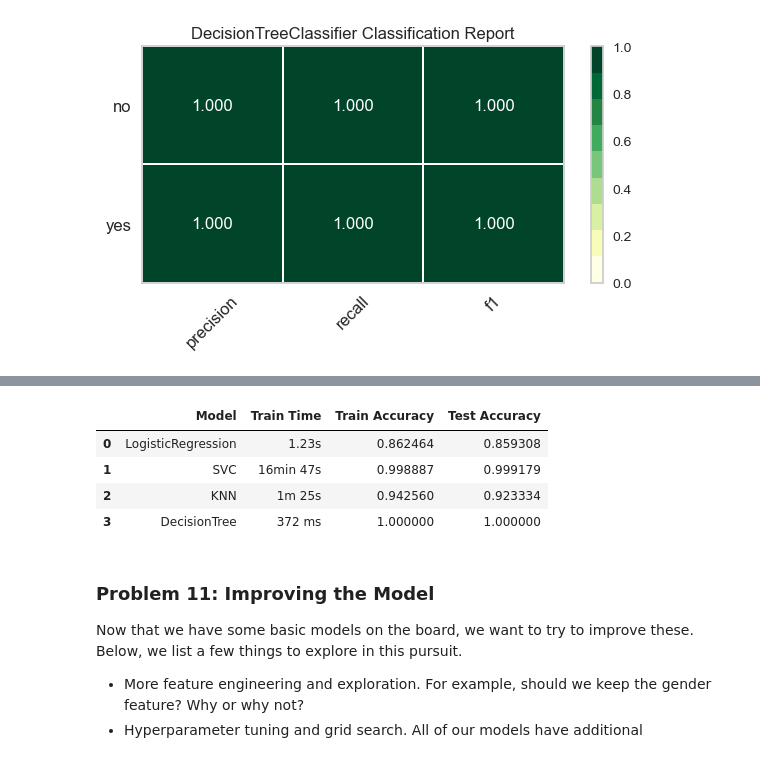
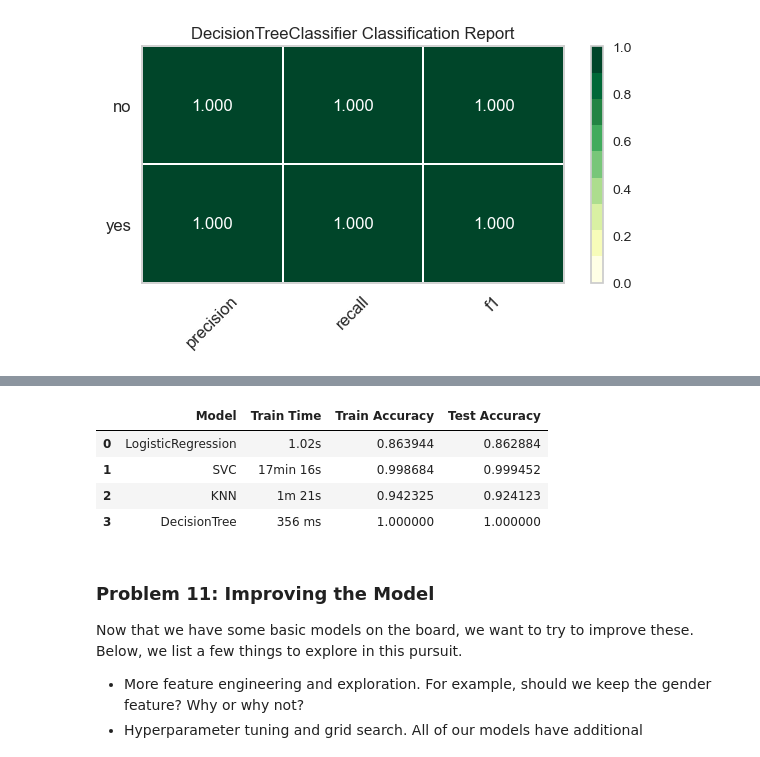
Before and after one commit to vandavilli/My-AIML-Portfolio, a Jupyter notebook: Application-5/prompt_III_va.ipynb, the cells around one changed output, grey strips where cells are left out. Cells and saved outputs as stored; diff of their text form; code cells hidden in the pictures.

```diff
--- a/Application-5/prompt_III_va.ipynb
+++ b/Application-5/prompt_III_va.ipynb
@@ -52,6 +56,9 @@ df.head()
 | 3 | 40 | admin. | married | basic.6y | no | no | no | telephone | may | mon | ... |
 | 4 | 56 | services | married | high.school | no | no | yes | telephone | may | mon | ... |
 5 rows × 21 columns
+# %%
+#Change column name: 'y' to 'response'
+df.rename(index=str, columns={'y': 'response'}, inplace = True)
 # %% [markdown]
 ### Problem 3: Understanding the Features
 
@@ -145,3 +255,6 @@ Now that you understand your business objective, we will build a basic model to
+# %%
+# removing "unknown" values from marital status as it provides little value
+df.drop(df[df['marital'] == "unknown"].index, inplace=True)
 # %%
 # Using SKLEARN LabelEncoder to encode columns : marital, education, loan, contact, month, day_of_week
 df_encoded = df.apply(LabelEncoder().fit_transform)
@@ -163,5 +276,5 @@ df_encoded
 # %%
-data, target = df_encoded.drop(columns = 'y'), df_encoded.y
+data, target = df_encoded.drop(columns = 'response'), df_encoded.response
 # %%
 # SMOTE to handle class imbalance
 os = SMOTE()
@@ -298,19 +515,19 @@ dtc_test_accuracy = model_compare_matrix(X_test, y_test, dtc_model)
 # %%
 df_results = {
     'Model': ['LogisticRegression', 'SVC', 'KNN', 'DecisionTree'],
-    'Train Time': ['1.23s','16min 47s','1m 25s','372 ms'],
+    'Train Time': ['1.02s','17min 16s','1m 21s','356 ms'],
     'Train Accuracy': [logreg_train_accuracy,svc_train_accuracy,knn_train_accuracy,dtc_train_accuracy],
     'Test Accuracy': [logreg_test_accuracy,svc_test_accuracy,knn_test_accuracy,dtc_test_accuracy]
 }
 
 findings = pd.DataFrame(df_results)
 findings
 # %% [output]
 |  | Model | Train Time | Train Accuracy | Test Accuracy |
-| 0 | LogisticRegression | 1.23s | 0.862464 | 0.859308 |
-| 1 | SVC | 16min 47s | 0.998887 | 0.999179 |
-| 2 | KNN | 1m 25s | 0.942560 | 0.923334 |
-| 3 | DecisionTree | 372 ms | 1.000000 | 1.000000 |
+| 0 | LogisticRegression | 1.02s | 0.863944 | 0.862884 |
+| 1 | SVC | 17min 16s | 0.998684 | 0.999452 |
+| 2 | KNN | 1m 21s | 0.942325 | 0.924123 |
+| 3 | DecisionTree | 356 ms | 1.000000 | 1.000000 |
 # %% [markdown]
 ### Problem 11: Improving the Model
 
```
Also changed, not shown: parts of 51 cells of this notebook.
